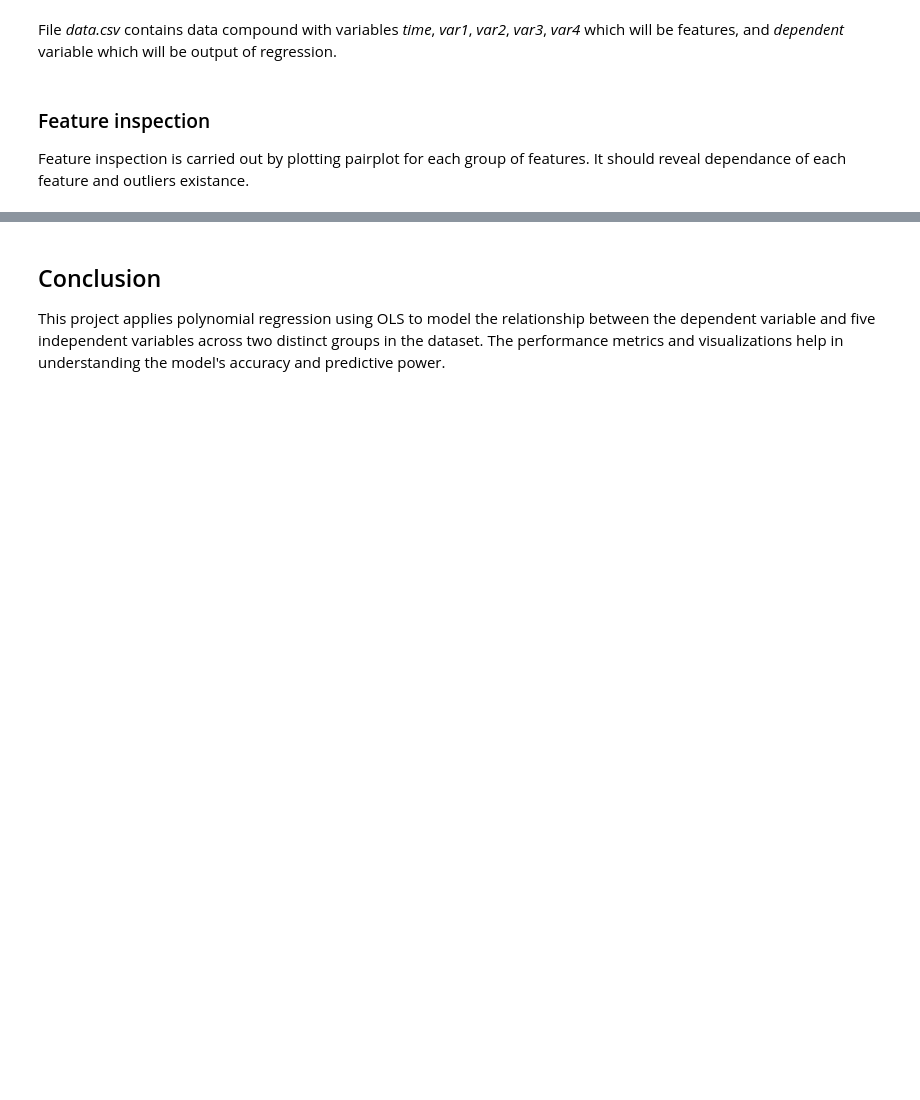
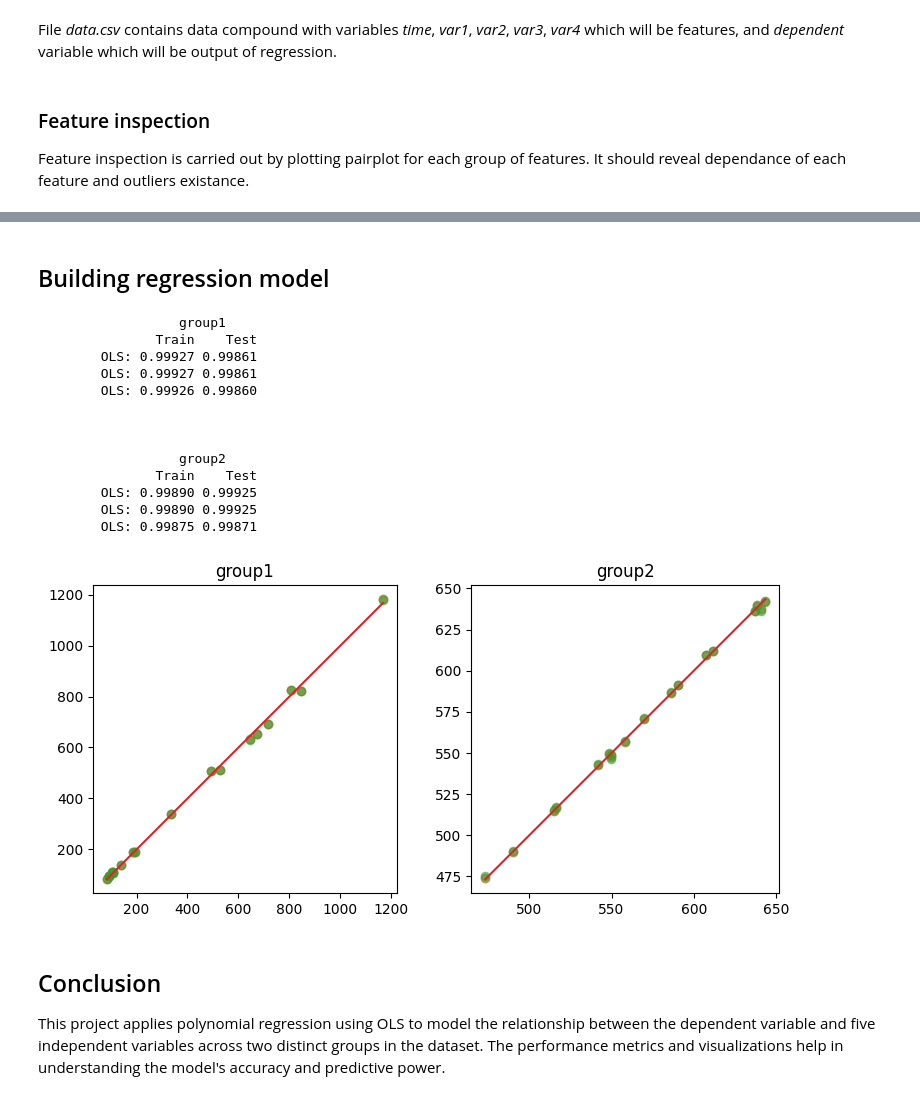
Before and after one commit to pciuh/regression-model, a Jupyter notebook: regression-model.ipynb, the cells around one changed output, grey strips where cells are left out. Cells and saved outputs as stored; diff of their text form; code cells hidden in the pictures; blank space fills up the shorter version.

```diff
--- a/regression-model.ipynb
+++ b/regression-model.ipynb
@@ -70,3 +120,63 @@ fig.savefig(pDir + 'pairplot.png',dpi=150)
+# %% [markdown]
+## Building regression model
+# %%
+npow =  {'group1':[3.0,1.0,-.5,2.0,2.0],
+         'group2':[2.0,1.0,1.0,1.0,2.0]}
+
+SEED = 31113
+
+
+y = dfn.dependent
+
+X = pd.DataFrame()
+fig,ax = plt.subplots(1,2,figsize=(9,4))
+for i,g in enumerate(['group1','group2']):
+    for ii,n in enumerate(npow[g]):
+        X[key[ii]] = dfn[key[ii]]**n
+
+    k = dfn.group == g
+
+    X_train, X_test, y_train, y_test = train_test_split(X[k], y[k], test_size = 0.1 , random_state = SEED)
+    #X_train = sm.add_constant(X_train)
+    #res     = sm.OLS(y_train, X_train).fit()
+
+    print('\n\n\n%12s%12s'%('',g))
+    print('%12s%8s%8s'%('','Train','Test'))
+
+    model = [LinearRegression(fit_intercept=True),
+             Ridge(fit_intercept=True),
+             ElasticNet(fit_intercept=True)]
+    vpr = []
+    col = ['tab:blue','tab:orange','tab:green']
+    for ii,m in enumerate(model):
+        m.fit(X_train,y_train)
+        vpr.append(m.predict(X_test))
+        print('%12s%8.5f%8.5f'%('OLS:',m.score(X_train,y_train),m.score(X_test,y_test)))
+        ax[i].scatter(y_test,m.predict(X_test),c=col[ii],alpha=.5)
+
+    dfr = pd.concat([y_test,pd.Series(y_lr)],axis=1,ignore_index=True)
+    dfr.columns = ['Test','Prediction']
+    dfr.reset_index(inplace=True,drop=True)
+
+    xL = [min(y_test),max(y_test)]
+    ax[i].plot(xL,xL,c='tab:red')
+    ax[i].set_aspect(1)
+    ax[i].set_title(g)
+# %% [output]
+                  group1
+               Train    Test
+        OLS: 0.99927 0.99861
+        OLS: 0.99927 0.99861
+        OLS: 0.99926 0.99860
+
+
+
+                  group2
+               Train    Test
+        OLS: 0.99890 0.99925
+        OLS: 0.99890 0.99925
+        OLS: 0.99875 0.99871
+[figure, added]
 # %% [markdown]
 ## Conclusion
 
```
Also changed, not shown: parts of 7 cells of this notebook, 7 other files.
